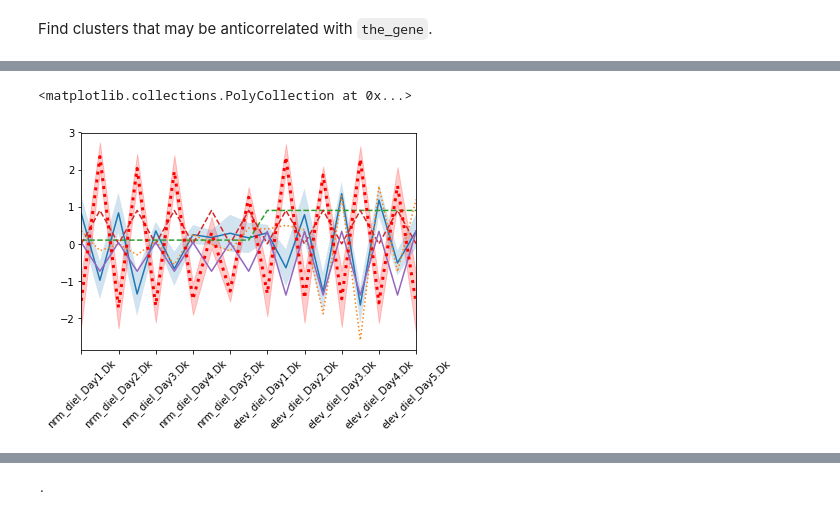
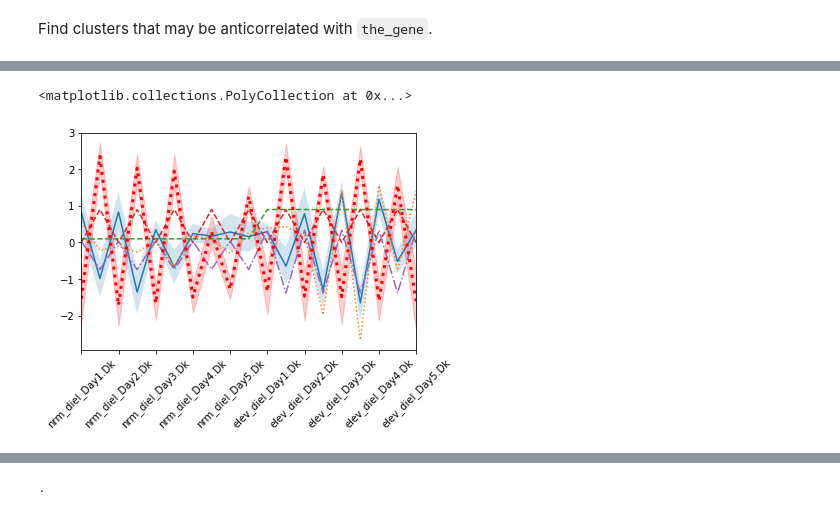
Before and after one commit to djreiss/diatoms, a Jupyter notebook: Untitled.ipynb, the cells around one changed output, grey strips where cells are left out. Saved outputs shown, nothing was run; the diff lists cells and outputs as text; code cells hidden in the pictures.

```diff
--- a/Untitled.ipynb
+++ b/Untitled.ipynb
@@ -421,20 +424,20 @@ for lab in range(max(labels)):
 # %%
 ax = mn.plot() #yerr=err)
 ax.set_xticklabels(ax.xaxis.get_majorticklabels(), rotation=45);
 ax.fill_between(range(len(mn)), mn-err, mn+err, alpha=0.2)
-ax.plot(r1.loc[the_gene, colnames[(isdark | islight)]].values, ls='dotted')
+ax.plot(r1a.loc[the_gene, colnames[(isdark | islight)]].values, ls='dotted')
 ax.plot(co2[isdark | islight], ls='dashed')
 ax.plot(dark[isdark | islight], ls='dashed')
 ax.plot(reg.coef_[3] * (co2*dark)[isdark | islight] +
         reg.coef_[1] * co2[isdark | islight] +
-        reg.coef_[2] * dark[isdark | islight])
+        reg.coef_[2] * dark[isdark | islight], ls='dashdot')
 
 mn1, err1 = get_cluster_profile(528)
 ax.plot(mn1.values, ls='dotted', lw=3, c='r')
 ax.fill_between(range(len(mn1)), mn1-err1, mn1+err1, alpha=0.2, color='r')
 # %% [output]
 <matplotlib.collections.PolyCollection at 0x...>
-[figure, old version]
+[figure, new version]
 # %%
 results = sm.WLS(mn1, x.T, weights=1/err1**2.).fit()
 results.summary()
```
Also changed, not shown: parts of 10 cells of this notebook.
